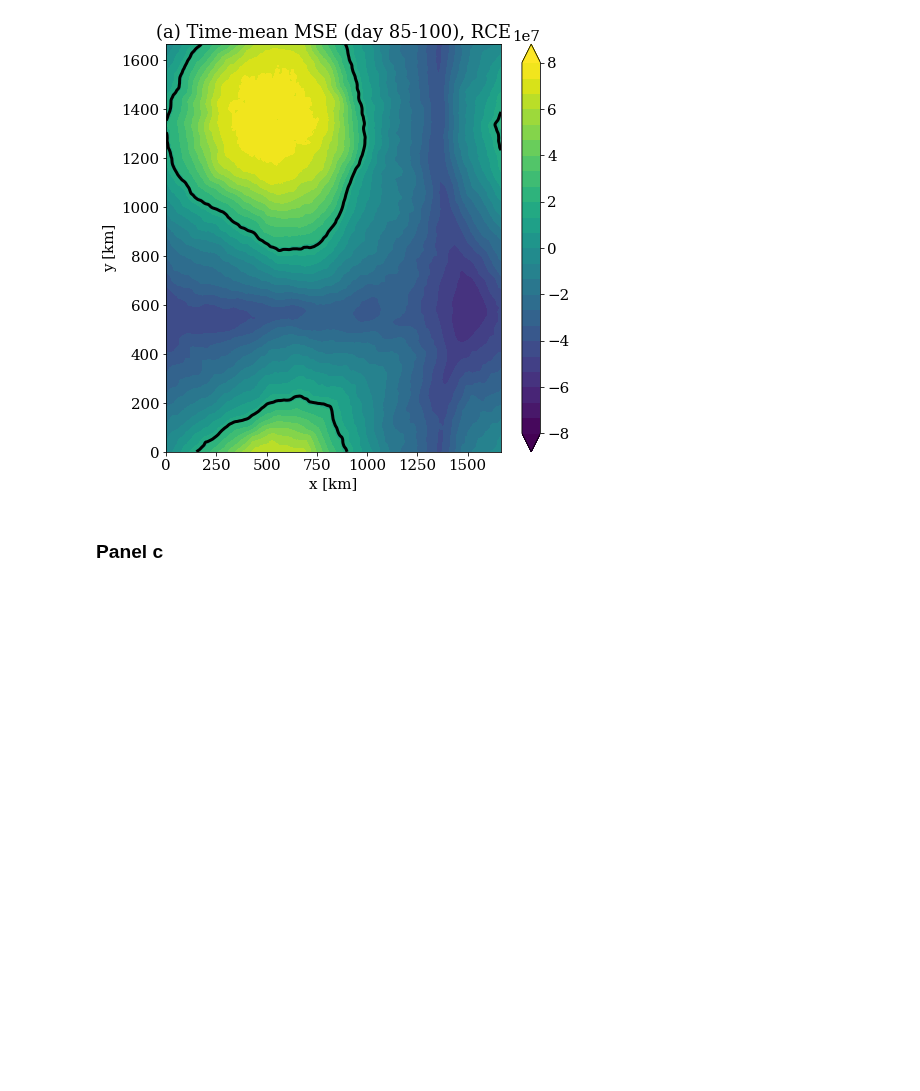
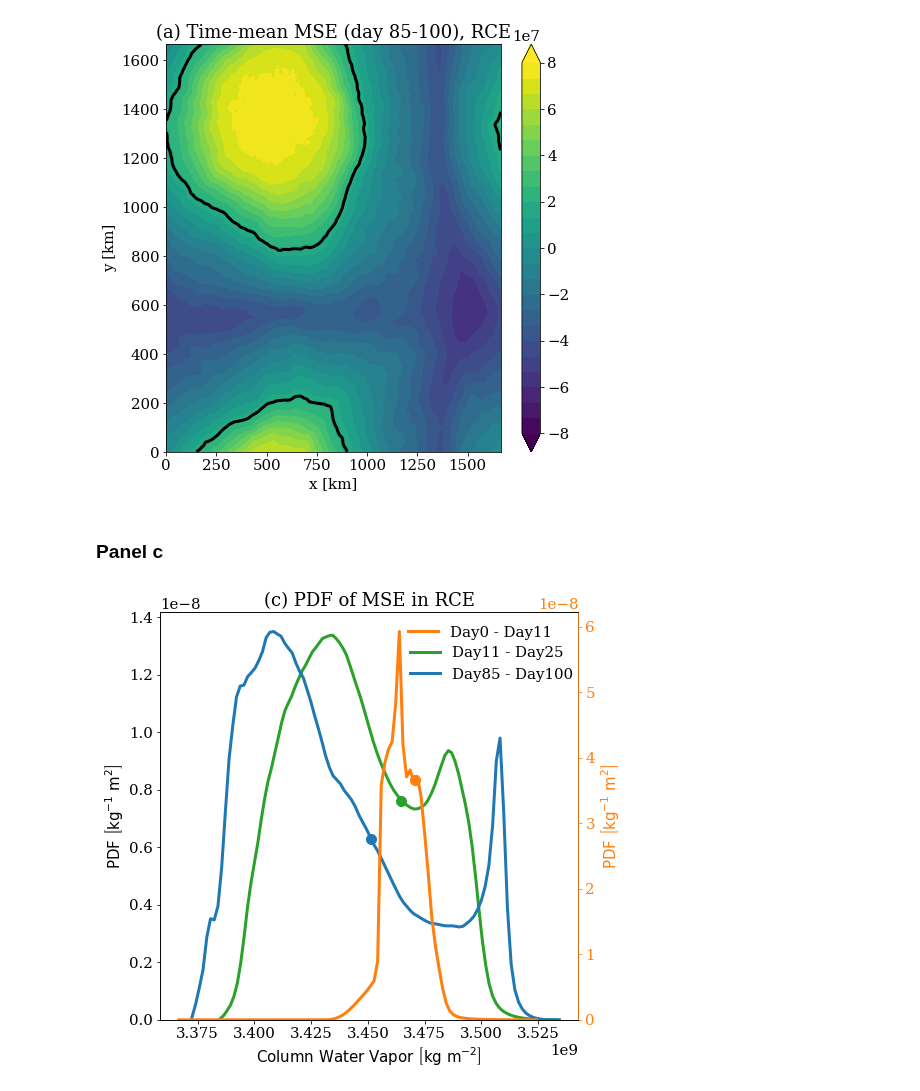
Before and after one commit to tbeucler/2019_WMI, a Jupyter notebook: dev/tbeucler/017_MSE_potential_decomposition.ipynb, the cells around one changed output. Saved outputs shown, nothing was run; the diff lists cells and outputs as text; code cells hidden in the pictures; blank space fills up the shorter version.

Commit message:
Starting MSE figures

```diff
--- a/dev/tbeucler/017_MSE_potential_decomposition.ipynb
+++ b/dev/tbeucler/017_MSE_potential_decomposition.ipynb
@@ -204,3 +204,55 @@ pickle.dump(data,hf)
 hf.close()
 # %% [markdown]
 ### Panel c
+# %%
+# Load reduced data into dictionary S
+pathPKL = '/users/tbeucler/2019_WMI/dev/tbeucler/PKL_DATA/'
+path = pathPKL+'2019_11_19_Fig1a.pkl'
+hf = open(path,'rb')
+S = pickle.load(hf)
+Color = Bunch(S)
+# %%
+fig,ax = plt.subplots(figsize=(7.5,7.5))
+
+# Figure 1a
+ax2 = ax.twinx()
+
+# Shading goes in the back
+# ax2.fill_between(edgTObin(F1c.SPINedges),F1c.SPIN_min,F1c.SPIN_max,color=1-(1-F1c.SPINrgb)/2)
+# ax.fill_between(edgTObin(F1c.COALedges),F1c.COAL_min,F1c.COAL_max,color=1-(1-F1c.COALrgb)/2)
+# ax.fill_between(edgTObin(F1c.COARedges),F1c.COAR_min,F1c.COAR_max,color=1-(1-F1c.COARrgb)/2)
+
+# Right axis = Day 11-100
+SPINline = ax2.plot(edgTObin(SPINedges),MSE_PDF_SPIN,color=Color.SPINrgb,label='Day0 - Day11')
+# Add dots to indicate mean value of percentile chosen for MMLi
+ax2.scatter(x=SPIN_p88[0],
+            y=np.interp(x=SPIN_p88[0],xp=edgTObin(SPINedges),fp=MSE_PDF_SPIN),
+            color=Color.SPINrgb)
+
+ax2.set_ylabel(r'$\mathrm{PDF\ }\left[\mathrm{kg^{-1}\ m^{2}}\right]$',
+               color=Color.SPINrgb)
+ax2.spines['right'].set_color(Color.SPINrgb)
+ax2.tick_params(axis='y', colors=Color.SPINrgb)
+ax2.set_ylim((0,ax2.get_ylim()[1]))
+leg2 = ax2.legend(frameon=False,bbox_to_anchor=(0,0,0.97,1))
+
+# Left axis = Day0-Day11
+COALline = ax.plot(edgTObin(COALedges),MSE_PDF_COAL,color=Color.COALrgb,label='Day11 - Day25')
+COARline = ax.plot(edgTObin(COARedges),MSE_PDF_COAR,color=Color.COARrgb,label='Day85 - Day100')
+# Add dots to indicate mean value of percentile chosen for MMLi
+ax.scatter(x=COAL_p88[0],
+            y=np.interp(x=COAL_p88[0],xp=edgTObin(COALedges),fp=MSE_PDF_COAL),
+            color=Color.COALrgb)
+ax.scatter(x=COAR_p88[0],
+            y=np.interp(x=COAR_p88[0],xp=edgTObin(COARedges),fp=MSE_PDF_COAR),
+            color=Color.COARrgb)
+
+leg = ax.legend(frameon=False,bbox_to_anchor=(0,0,1.02,0.95))
+ax.set_xlabel(r'$\mathrm{Column\ Water\ Vapor\ }\left[\mathrm{kg\ m^{-2}}\right]$')
+ax.set_ylabel(r'$\mathrm{PDF\ }\left[\mathrm{kg^{-1}\ m^{2}}\right]$')
+ax.set_ylim((0,ax.get_ylim()[1]))
+ax.set_title('(c) PDF of MSE in RCE')
+
+plt.draw()
+# %% [output]
+[figure, added]
```
Also changed, not shown: parts of 3 cells of this notebook, 1 other file.
